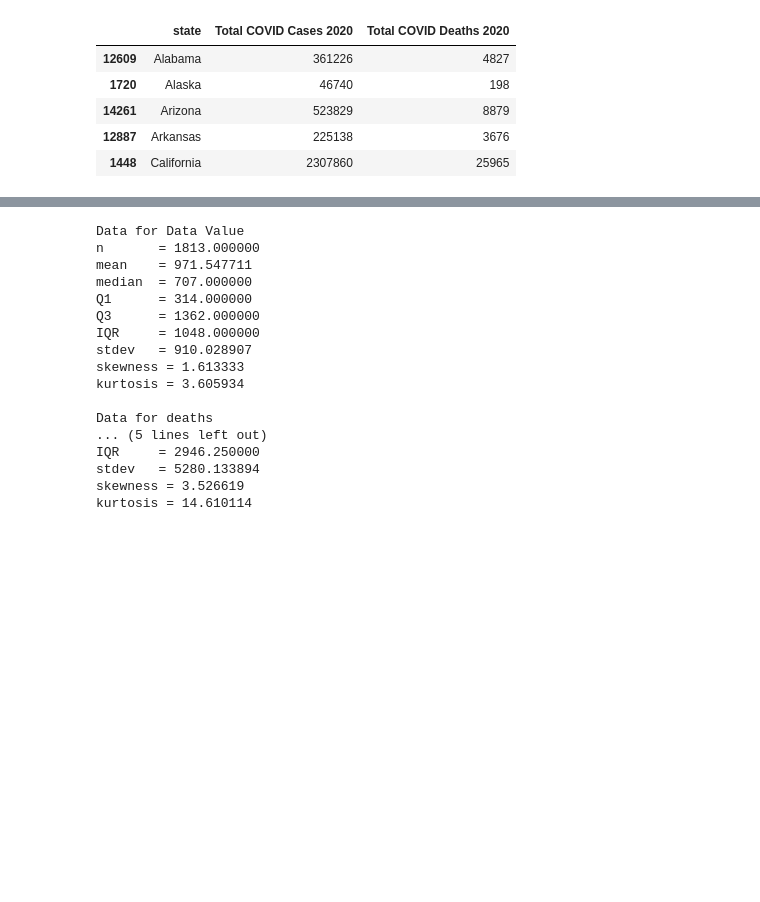
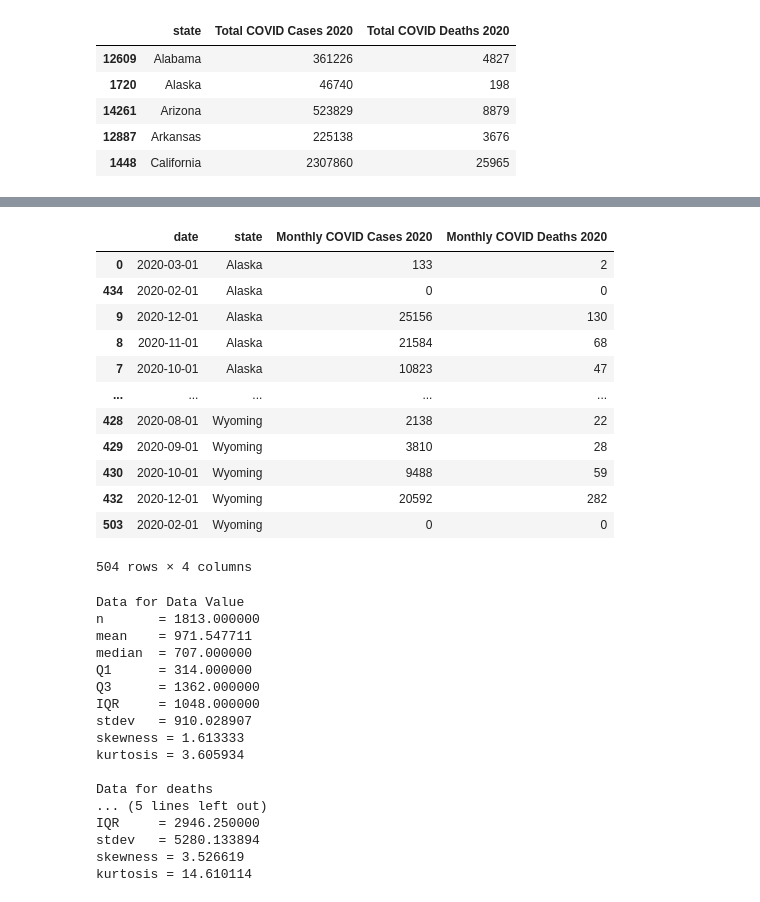
Before and after one commit to AM-Mahon/data-mining-semester-project, a Jupyter notebook: Data Cleaning Template.ipynb, the cells around one changed output, grey strips where cells are left out. Saved outputs shown, nothing was run; the diff lists cells and outputs as text; code cells hidden in the pictures; blank space fills up the shorter version.

```diff
--- a/Data Cleaning Template.ipynb
+++ b/Data Cleaning Template.ipynb
@@ -424,6 +396,86 @@ dfUnemployment2020.head()
 | 194 | CA | California | 18821167 | 16,913,078 | 1908089 | 10.1 |
 | 253 | CO | Colorado | 3122237 | 2,895,473 | 226764 | 7.3 |
 | 318 | CT | Connecticut | 1872631 | 1,724,621 | 148010 | 7.9 |
+# %%
+dfCOVID2020byMonth = dfStateC19Death.copy()
+dfCOVID2020byMonth = dfCOVID2020byMonth.drop(["fips"],axis=1)
+
+dflist = []
+for x in stateswithavailabledata:
+    dflist.append(dfCOVID2020byMonth[(dfCOVID2020byMonth['state'] == x)].copy())
+
+temp = pd.DataFrame()
+
+for x in dflist:
+    x['Monthly COVID Cases 2020'] = (x.groupby([pd.Grouper(key='date', freq='1M')])['cases'].transform('max'))
+    x['Monthly COVID Deaths 2020'] = (x.groupby([pd.Grouper(key='date', freq='1M')])['deaths'].transform('max'))
+    temp = temp.append(x)
+
+dfCOVID2020byMonth = temp
+dfCOVID2020byMonth = dfCOVID2020byMonth.drop(["cases"],axis=1)
+dfCOVID2020byMonth = dfCOVID2020byMonth.drop(["deaths"],axis=1)
+
+dfCOVID2020byMonth['date'] = dfCOVID2020byMonth['date'].dt.month
+dfCOVID2020byMonth = dfCOVID2020byMonth.drop_duplicates()
+dfCOVID2020byMonth = dfCOVID2020byMonth.astype({'date': int})
+
+# change everthing to a numpy array to iterate through and extract the monthly total
+# instead of the cumulative total
+datearray = dfCOVID2020byMonth['date'].to_numpy()
+statearray = dfCOVID2020byMonth['state'].to_numpy()
+casesarray = dfCOVID2020byMonth['Monthly COVID Cases 2020'].to_numpy()
+deatharray = dfCOVID2020byMonth['Monthly COVID Deaths 2020'].to_numpy()
+
+for i in range(len(datearray)):
+    if ((datearray[i] > 1) & (statearray[i] == statearray[i-1])):
+        deatharray[i] -= deatharray[i-1]
+        casesarray[i] -= casesarray[i-1]
+
+# fill in df if the state does not have data for a month (likely January/February/March)
+# this solution really sucks computationally but I guess it works
+dates = dfCOVID2020byMonth['date'].unique()
+dates = np.sort(dates)
+
+dflist = []
+for x in stateswithavailabledata:
+    dflist.append(dfCOVID2020byMonth[(dfCOVID2020byMonth['state'] == x)].copy())
+
+emptyrows = []
+
+for x in dflist:
+    x_datearray = x['date'].to_numpy()
+    x_statearray = x['state'].to_numpy()
+    for i, date in enumerate(dates):
+        if(date not in x_datearray):
+            emptyrows.append([date, x_statearray[i], 0, 0])
+
+headers = dfCOVID2020byMonth.iloc[0]
+emptyrows = pd.DataFrame(emptyrows)
+emptyrows = emptyrows.rename(columns = {0:"date", 1:"state", 2:"Monthly COVID Cases 2020", 3:"Monthly COVID Deaths 2020"})
+dfCOVID2020byMonth = dfCOVID2020byMonth.append(emptyrows, ignore_index = True)
+dfCOVID2020byMonth = dfCOVID2020byMonth.sort_values('state')
+dfCOVID2020byMonth = dfCOVID2020byMonth.astype({'date': str})
+datearray = dfCOVID2020byMonth['date'].to_numpy()
+for i, x in enumerate(datearray):
+    x = x.replace(x, x + '-01-2020')
+    datearray[i] = x
+
+dfCOVID2020byMonth['date'] = pd.to_datetime(dfCOVID2020byMonth['date'])
+dfCOVID2020byMonth
+# %% [output]
+|  | date | state | Monthly COVID Cases 2020 | Monthly COVID Deaths 2020 |
+| 0 | 2020-03-01 | Alaska | 133 | 2 |
+| 434 | 2020-02-01 | Alaska | 0 | 0 |
+| 9 | 2020-12-01 | Alaska | 25156 | 130 |
+| 8 | 2020-11-01 | Alaska | 21584 | 68 |
+| 7 | 2020-10-01 | Alaska | 10823 | 47 |
+| ... | ... | ... | ... | ... |
+| 428 | 2020-08-01 | Wyoming | 2138 | 22 |
+| 429 | 2020-09-01 | Wyoming | 3810 | 28 |
+| 430 | 2020-10-01 | Wyoming | 9488 | 59 |
+| 432 | 2020-12-01 | Wyoming | 20592 | 282 |
+| 503 | 2020-02-01 | Wyoming | 0 | 0 |
+504 rows × 4 columns
 # %%
 # next step, doing respective plotting as required
 
```
Also changed, not shown: parts of 9 cells of this notebook.
